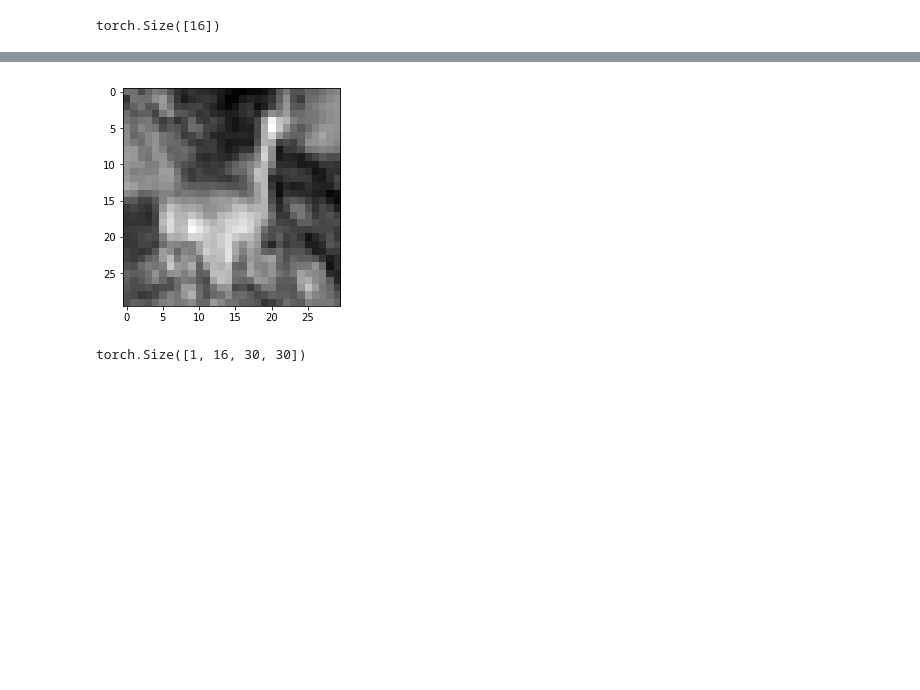
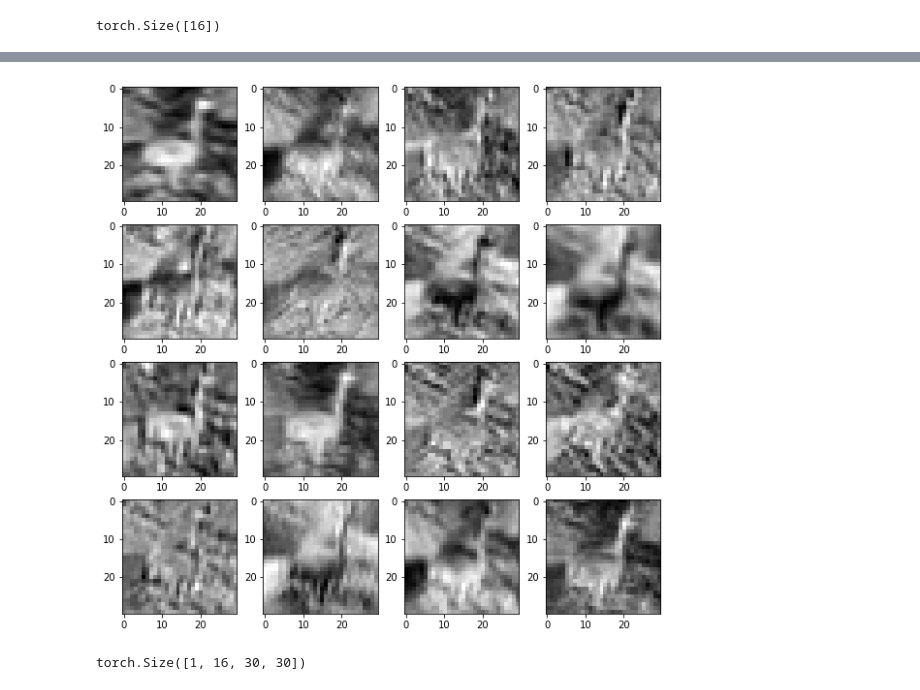
Before and after one commit to ishi23/deep-learning-with-pytorch-ja, a Jupyter notebook: p1ch7/2_birds_airplanes.ipynb, the cells around one changed output, grey strips where cells are left out. Drawn from its saved outputs; the diff is of its cells as text; code cells hidden in the pictures; blank space fills up the shorter version.

```diff
--- a/p1ch7/2_birds_airplanes.ipynb
+++ b/p1ch7/2_birds_airplanes.ipynb
@@ -878,8 +883,16 @@ Clipping input data to the valid range for imshow with RGB data ([0..1] for floa
-# %%
-plt.imshow(output[0, 0].detach(), cmap='gray')
-plt.show()
-# %% [output]
-[figure, removed]
+# %%
+# カーネルを通過した16のout画像
+nrows = 4
+ncols = 4
+fig, ax = plt.subplots(figsize=(10,10), nrows=nrows, ncols=ncols)
+for i, im in enumerate(output[0].detach()):
+    row = i // ncols
+    col = i % ncols
+    ax[row,col].imshow(im, 'gray')
+# plt.imshow(output[0, 0].detach(), cmap='gray')
+# plt.show()
+# %% [output]
+[figure, added]
 # %%
 output.shape
 # %% [output]
```
Also changed, not shown: parts of 35 cells of this notebook.
